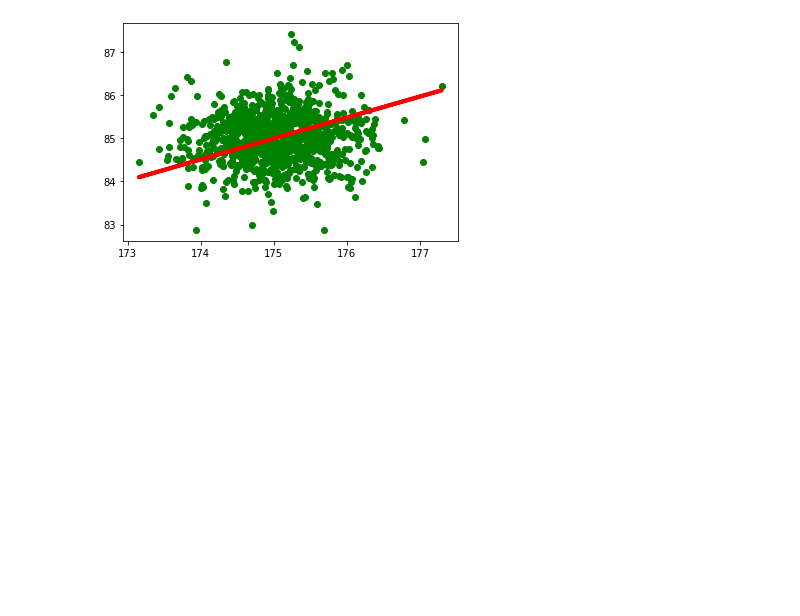
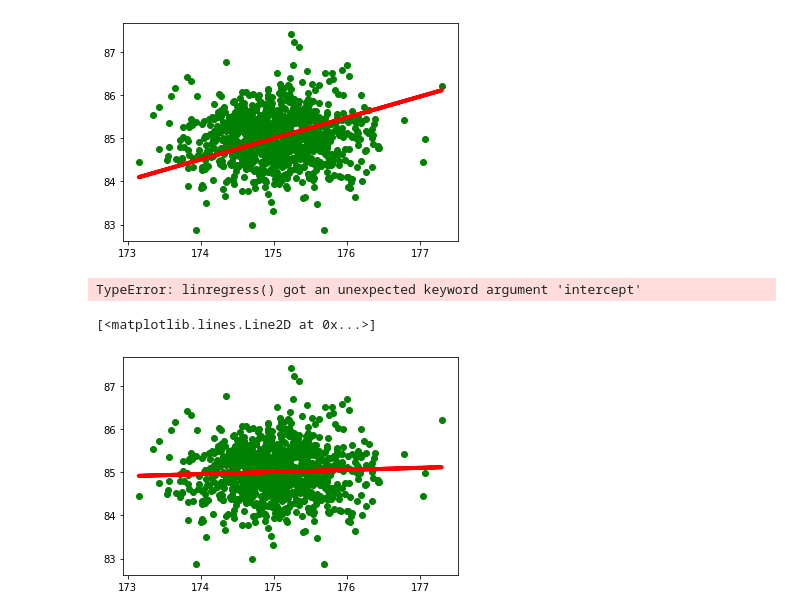
Before and after one commit to maheravi/Machine-Learning, a Jupyter notebook: Height-Weight Adaline.ipynb, the cells around one changed output. Drawn from its saved outputs; the diff is of its cells as text; code cells hidden in the pictures; blank space fills up the shorter version.

```diff
--- a/Height-Weight Adaline.ipynb
+++ b/Height-Weight Adaline.ipynb
@@ -43,3 +43,16 @@ plt.plot(height, Y_pred, c='red', lw = 4)
 # %% [output]
 [<matplotlib.lines.Line2D at 0x...>]
 [figure]
+# %%
+import scipy
+result = scipy.stats.linregress(X[:,0], Y[:,0], intercept = False)
+print(result.intercept, result.slope)
+# %% [output]
+TypeError: linregress() got an unexpected keyword argument 'intercept'
+# %%
+Y_pred = result.intercept + np.matmul(X, np.array([result.slope]))
+plt.scatter(height, weight, c='green')
+plt.plot(height, Y_pred, c='red', lw = 4)
+# %% [output]
+[<matplotlib.lines.Line2D at 0x...>]
+[figure, added]
```
Also changed, not shown: parts of 1 cell of this notebook.
